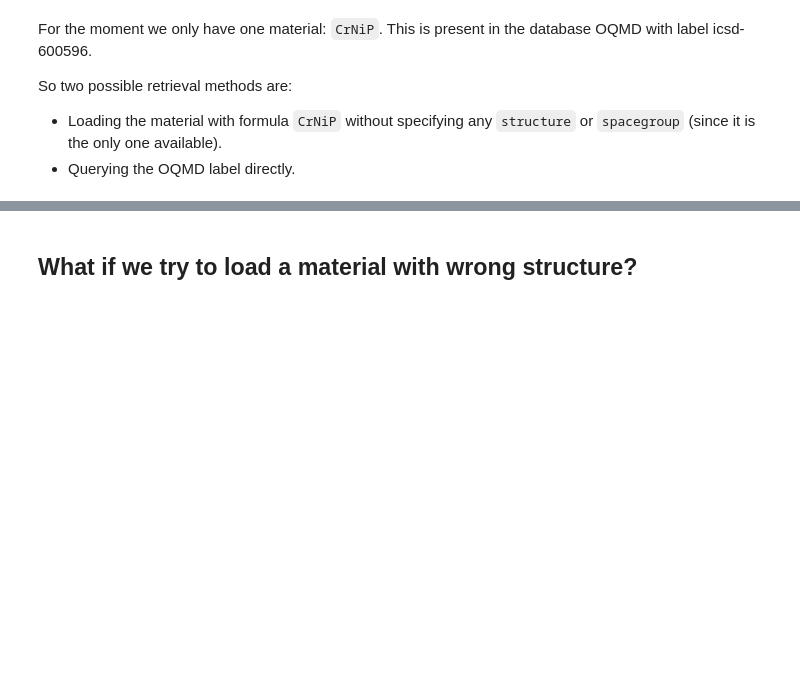
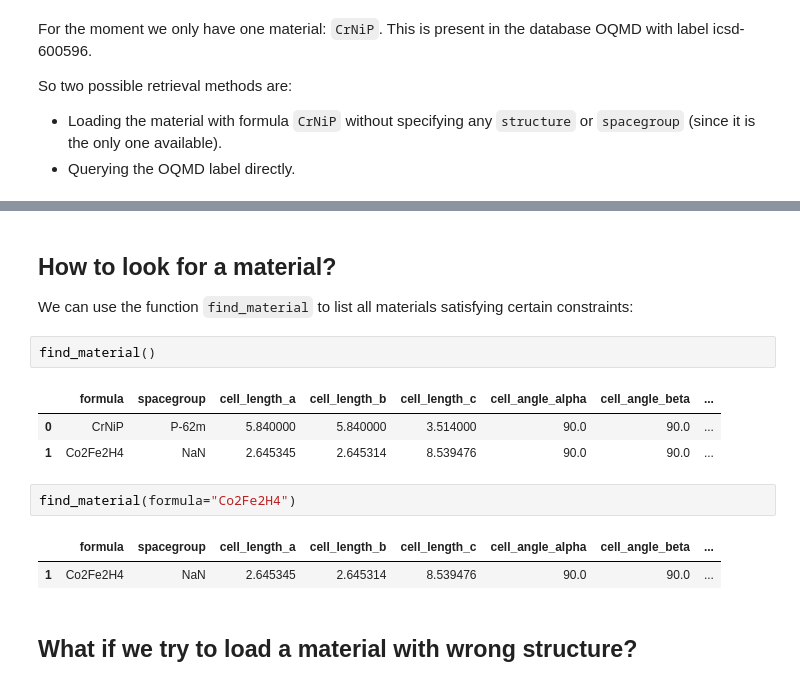
Before and after one commit to MaMMoS-project/mammos-spindynamics, a Jupyter notebook: examples/magnetization.ipynb, the cells around one changed output, grey strips where cells are left out. Saved outputs shown, nothing was run; the diff lists cells and outputs as text; blank space fills up the shorter version.

```diff
--- a/examples/magnetization.ipynb
+++ b/examples/magnetization.ipynb
@@ -21,3 +43,17 @@ Loaded material.
+# %% [markdown]
+## How to look for a material?
+We can use the function `find_material` to list all materials satisfying certain constraints:
+# %%
+find_material()
+# %% [output]
+|  | formula | spacegroup | cell_length_a | cell_length_b | cell_length_c | cell_angle_alpha | cell_angle_beta | ... |
+| 0 | CrNiP | P-62m | 5.840000 | 5.840000 | 3.514000 | 90.0 | 90.0 | ... |
+| 1 | Co2Fe2H4 | NaN | 2.645345 | 2.645314 | 8.539476 | 90.0 | 90.0 | ... |
+# %%
+find_material(formula="Co2Fe2H4")
+# %% [output]
+|  | formula | spacegroup | cell_length_a | cell_length_b | cell_length_c | cell_angle_alpha | cell_angle_beta | ... |
+| 1 | Co2Fe2H4 | NaN | 2.645345 | 2.645314 | 8.539476 | 90.0 | 90.0 | ... |
 # %% [markdown]
 ## What if we try to load a material with wrong structure?
 # %%
```
Also changed, not shown: parts of 4 cells of this notebook.
